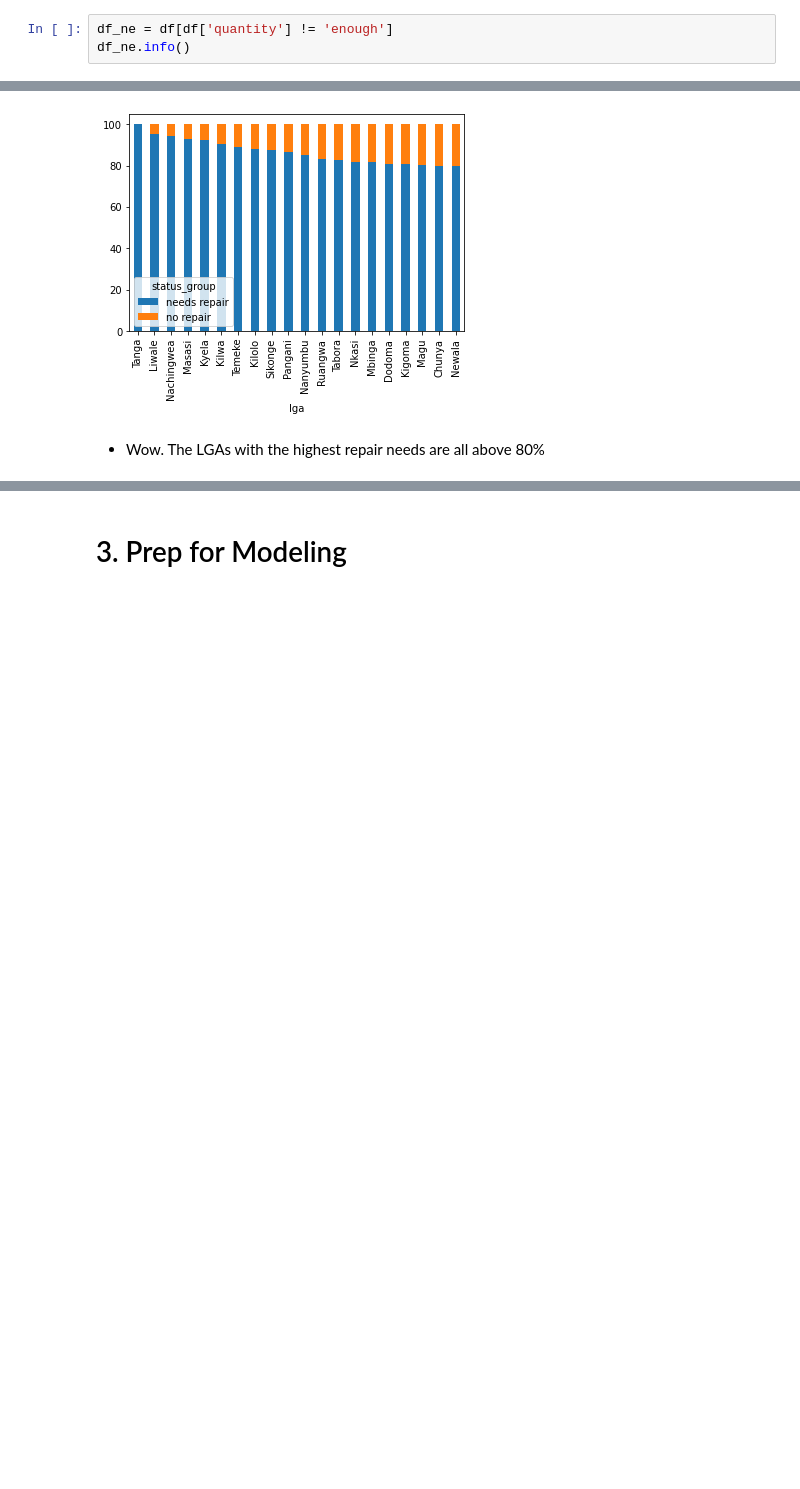
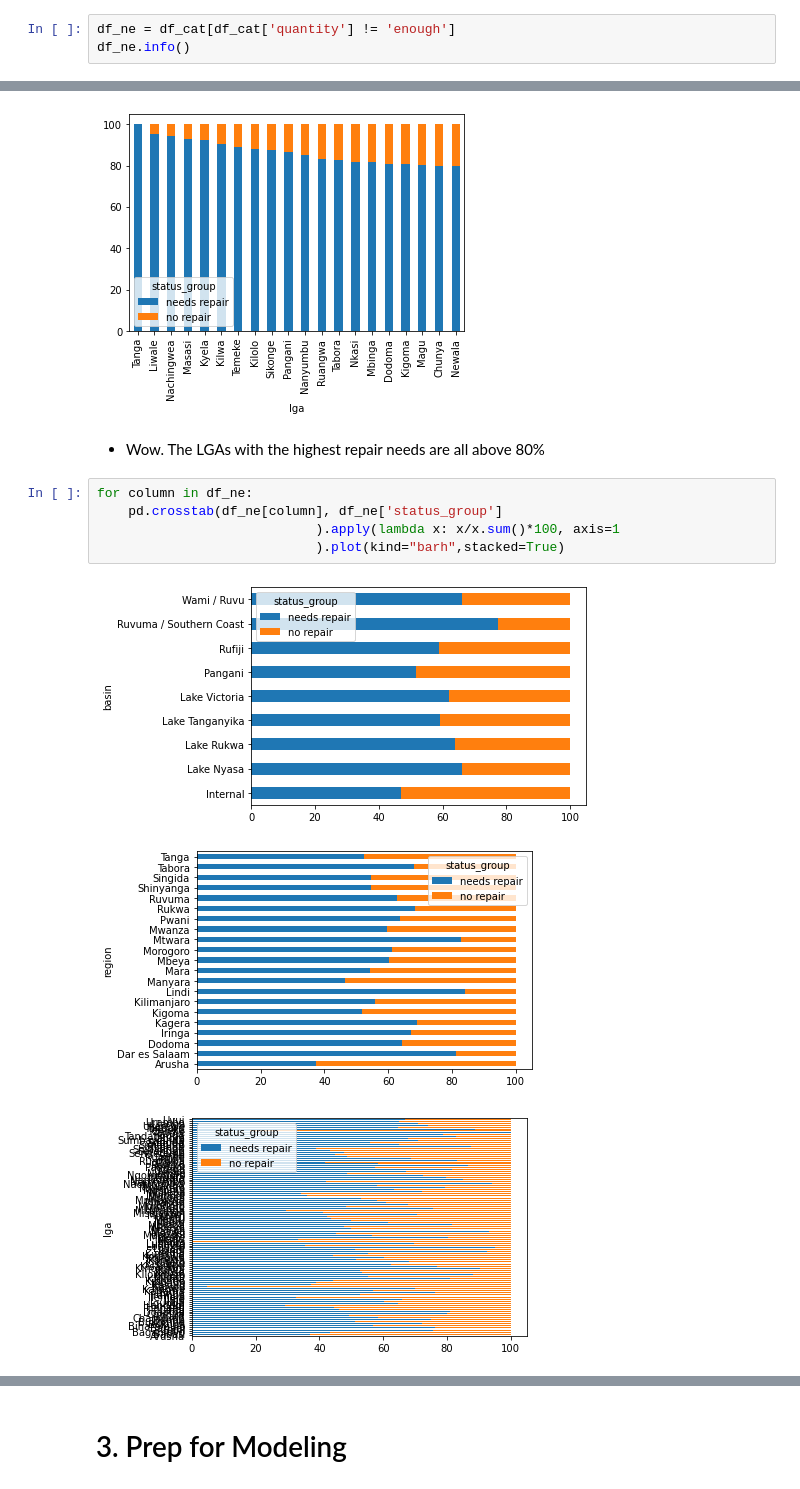
Before and after one commit to saifword/Tanz_well_predict, a Jupyter notebook: tanz_well.ipynb, the cells around one changed output, grey strips where cells are left out. Cells and saved outputs as stored; diff of their text form; blank space fills up the shorter version.

```diff
--- a/tanz_well.ipynb
+++ b/tanz_well.ipynb
@@ -450,7 +458,7 @@ repairc.plot(kind='bar', stacked=True)
 *  We notice Nyamagana here.
 *  Let's do this for waterpoints where the quantity of water isn't enough.
 # %%
-df_ne = df[df['quantity'] != 'enough']
+df_ne = df_cat[df_cat['quantity'] != 'enough']
 df_ne.info()
 # %% [output]
 <class 'pandas.core.frame.DataFrame'>
@@ -479,3 +488,12 @@ repairc.plot(kind='bar', stacked=True)
 [figure]
 # %% [markdown]
 *  Wow. The LGAs with the highest repair needs are all above 80%
+# %%
+for column in df_ne:
+    pd.crosstab(df_ne[column], df_ne['status_group']
+                            ).apply(lambda x: x/x.sum()*100, axis=1
+                            ).plot(kind="barh",stacked=True)
+# %% [output]
+[figure, added]
+[figure, added]
+[figure, added]
```
Also changed, not shown: parts of 20 cells of this notebook.
